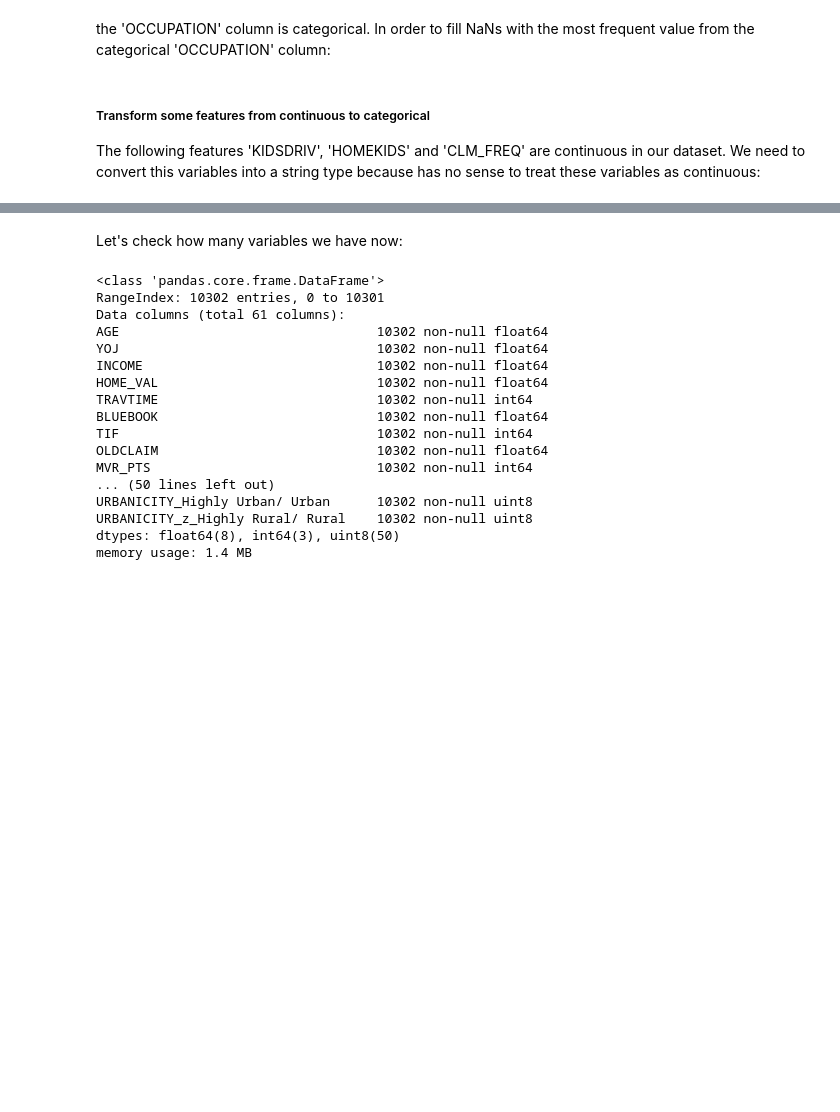
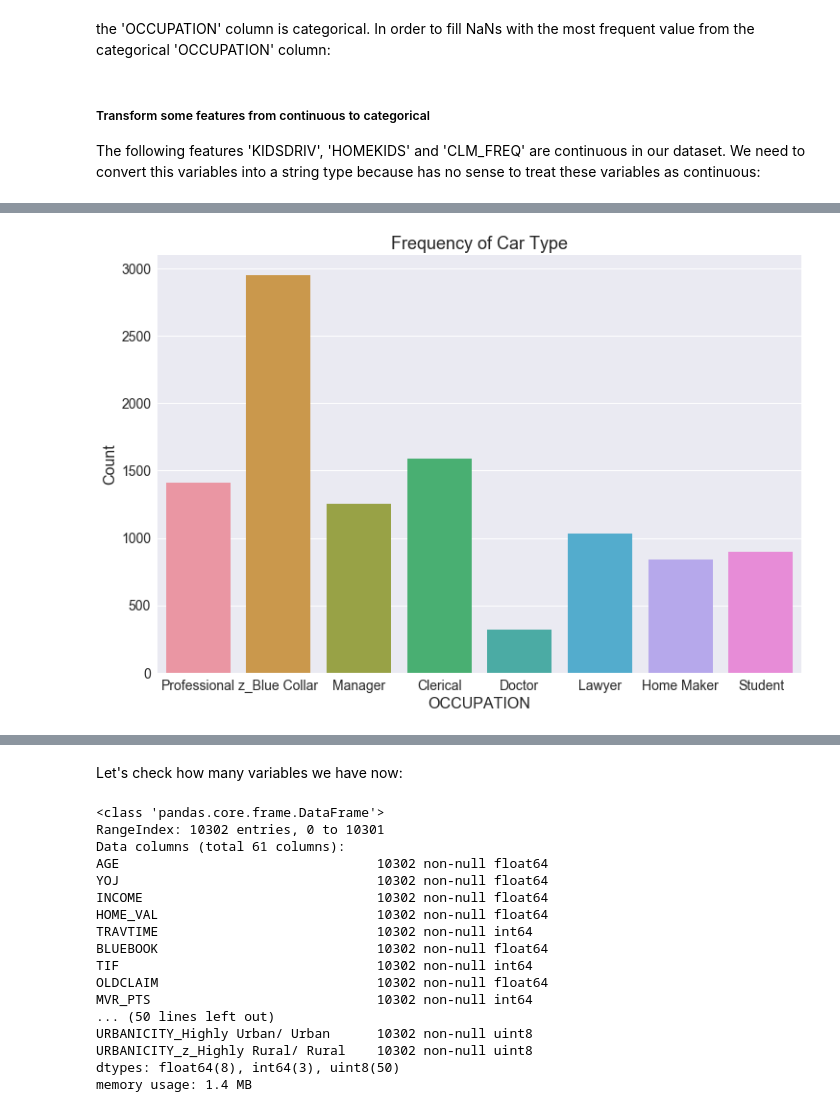
Before and after one commit to Yiming-Gao/UIUC-Spring-2018, a Jupyter notebook: Full-Time/Demo/Pure_Premium_Prediction.ipynb, the cells around one changed output, grey strips where cells are left out. Saved outputs shown, nothing was run; the diff lists cells and outputs as text; code cells hidden in the pictures; blank space fills up the shorter version.

```diff
--- a/Full-Time/Demo/Pure_Premium_Prediction.ipynb
+++ b/Full-Time/Demo/Pure_Premium_Prediction.ipynb
@@ -171,0 +186,11 @@ claims[['KIDSDRIV','HOMEKIDS','CLM_FREQ']] = claims[['KIDSDRIV','HOMEKIDS','CLM_
+# %%
+plt.figure(figsize = (12, 8))
+
+sns.countplot(x = "OCCUPATION", data = claims)
+plt.ylabel('Count', fontsize = 16)
+plt.xlabel('OCCUPATION', fontsize = 16)
+plt.tick_params(labelsize = 14)
+plt.title("Frequency of Car Type", fontsize = 18)
+plt.show()
+# %% [output]
+[figure, added]
```
Also changed, not shown: parts of 13 cells of this notebook.
